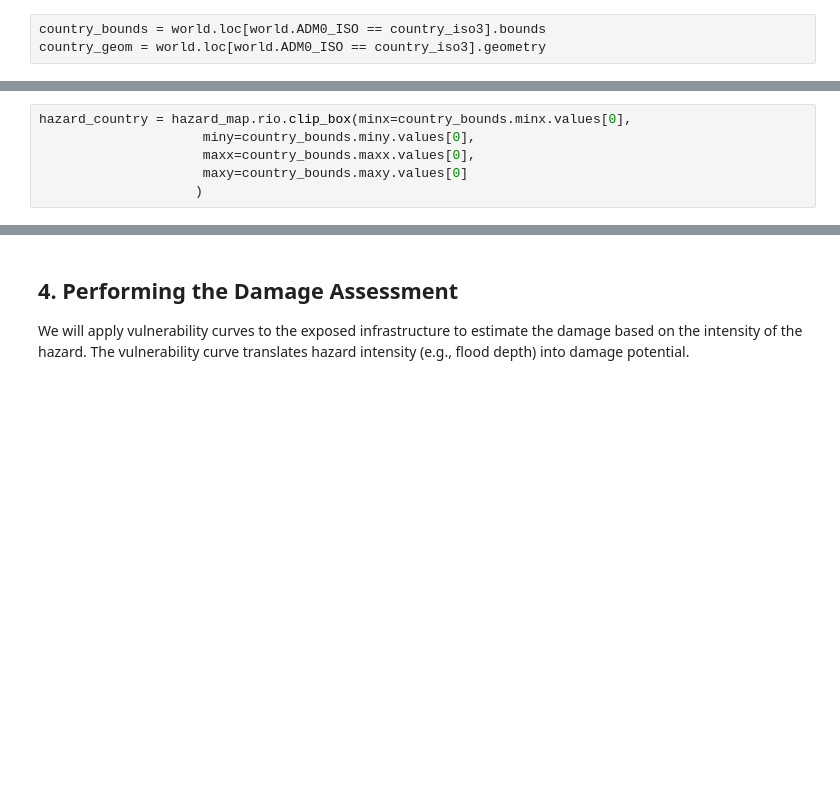
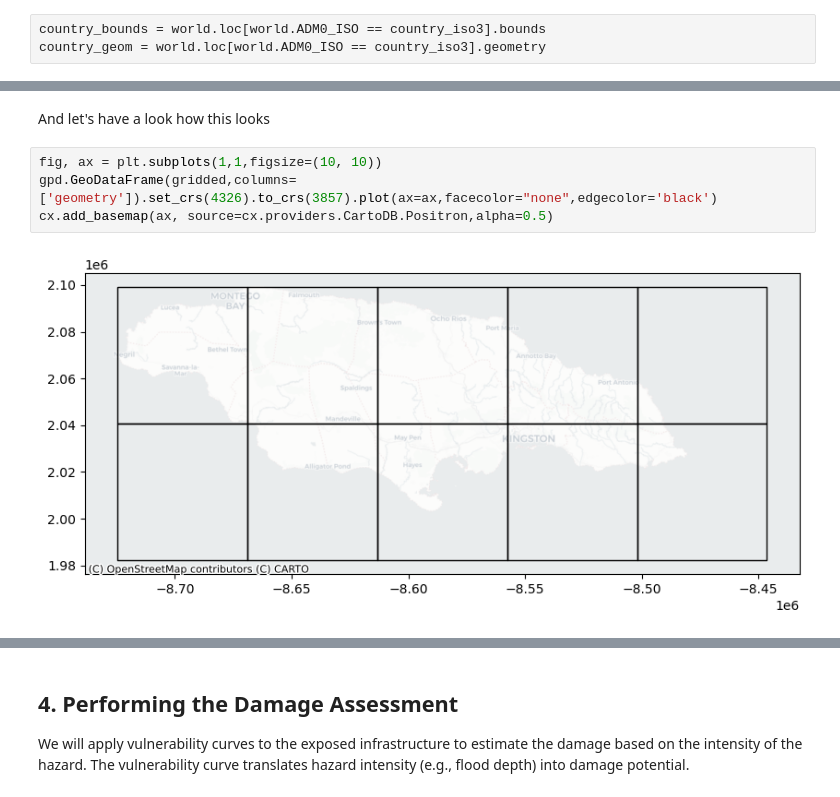
Before and after one commit to VU-IVM/GlobalInfraRisk, a Jupyter notebook: _sources/ci/education.ipynb, the cells around one changed output, grey strips where cells are left out. Cells and saved outputs as stored; diff of their text form; blank space fills up the shorter version.

```diff
--- a/_sources/ci/education.ipynb
+++ b/_sources/ci/education.ipynb
@@ -163,7 +235,9 @@ country_geom = world.loc[world.ADM0_ISO == country_iso3].geometry
+# %% [markdown]
+And let's have a look how this looks
 # %%
-hazard_country = hazard_map.rio.clip_box(minx=country_bounds.minx.values[0],
-                     miny=country_bounds.miny.values[0],
-                     maxx=country_bounds.maxx.values[0],
-                     maxy=country_bounds.maxy.values[0]
-                    )
+fig, ax = plt.subplots(1,1,figsize=(10, 10))
+gpd.GeoDataFrame(gridded,columns=['geometry']).set_crs(4326).to_crs(3857).plot(ax=ax,facecolor="none",edgecolor='black')
+cx.add_basemap(ax, source=cx.providers.CartoDB.Positron,alpha=0.5)
+# %% [output]
+[figure, added]
 # %% [markdown]
```
Also changed, not shown: parts of 20 cells of this notebook, 19 other files.
